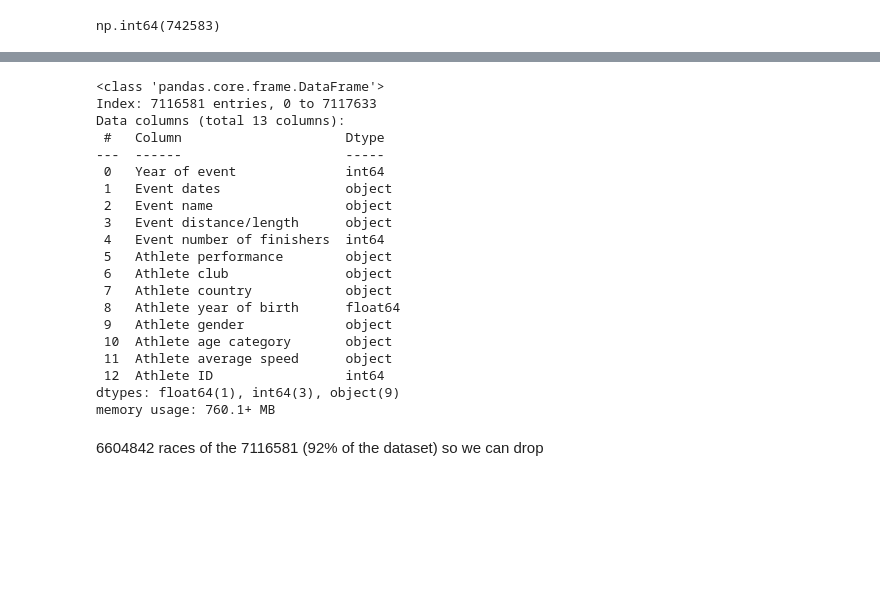
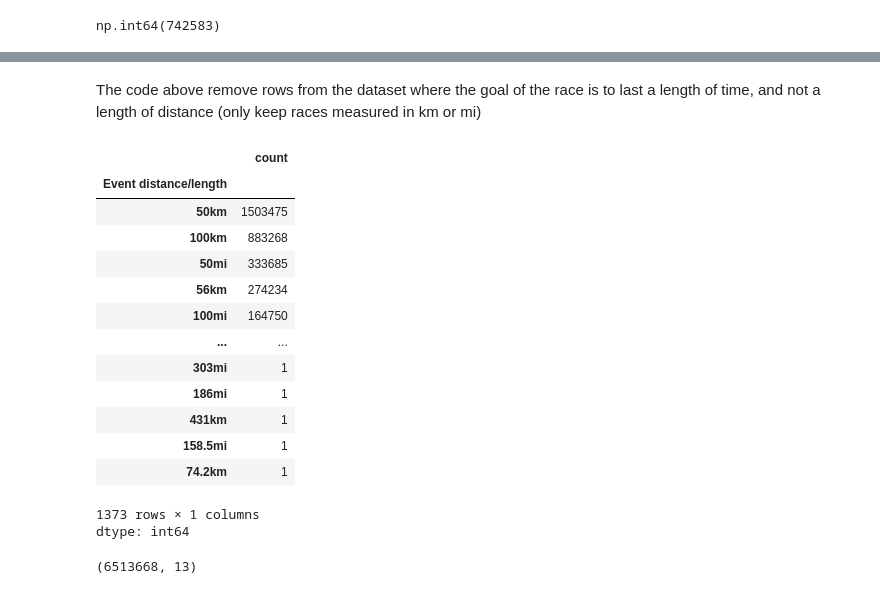
Before and after one commit to kendall-lucas25/women_endurance, a Jupyter notebook: DTSC_220_Final.ipynb, the cells around one changed output, grey strips where cells are left out. Drawn from its saved outputs; the diff is of its cells as text; code cells hidden in the pictures; blank space fills up the shorter version.

```diff
--- a/DTSC_220_Final.ipynb
+++ b/DTSC_220_Final.ipynb
@@ -282,25 +315,26 @@ np.int64(742583)
+# %%
+df = df[df['Event distance/length'].str.contains('km') | df['Event distance/length'].str.contains('mi')]
+# %% [markdown]
+The code above remove rows from the dataset where the goal of the race is to last a length of time, and not a length of distance (only keep races measured in km or mi)
+# %%
+df['Event distance/length'].value_counts()
+# %% [output]
+|  | count |
+| Event distance/length |  |
+| 50km | 1503475 |
+| 100km | 883268 |
+| 50mi | 333685 |
+| 56km | 274234 |
+| 100mi | 164750 |
+| ... | ... |
+| 303mi | 1 |
+| 186mi | 1 |
+| 431km | 1 |
+| 158.5mi | 1 |
+| 74.2km | 1 |
+1373 rows × 1 columns
+dtype: int64
 # %%
-df.info()
+df.shape
 # %% [output]
-<class 'pandas.core.frame.DataFrame'>
-Index: 7116581 entries, 0 to 7117633
-Data columns (total 13 columns):
- #   Column                     Dtype
----  ------                     -----
- 0   Year of event              int64
- 1   Event dates                object
- 2   Event name                 object
- 3   Event distance/length      object
- 4   Event number of finishers  int64
- 5   Athlete performance        object
- 6   Athlete club               object
- 7   Athlete country            object
- 8   Athlete year of birth      float64
- 9   Athlete gender             object
- 10  Athlete age category       object
- 11  Athlete average speed      object
- 12  Athlete ID                 int64
-dtypes: float64(1), int64(3), object(9)
-memory usage: 760.1+ MB
+(6513668, 13)
-# %% [markdown]
-6604842 races of the 7116581 (92% of the dataset) so we can drop
```
Also changed, not shown: parts of 13 cells of this notebook.
